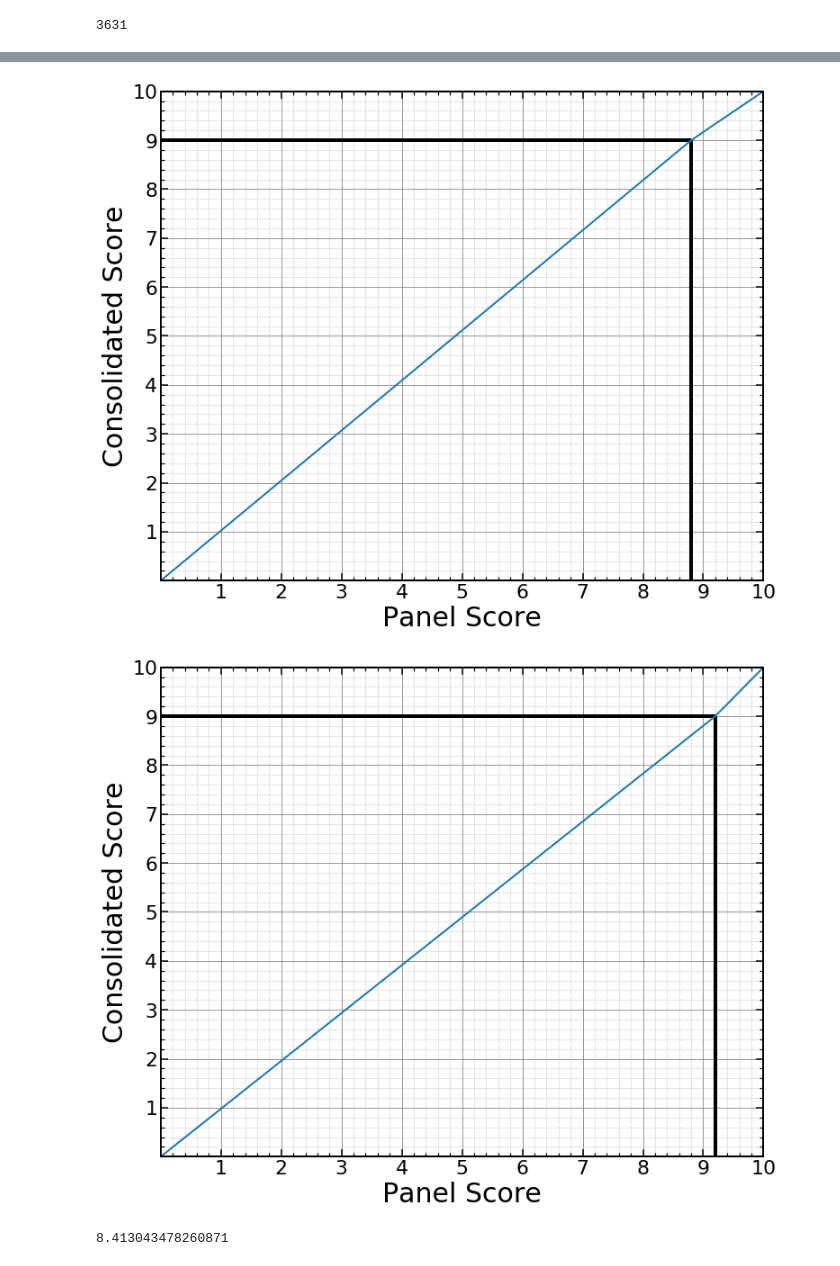
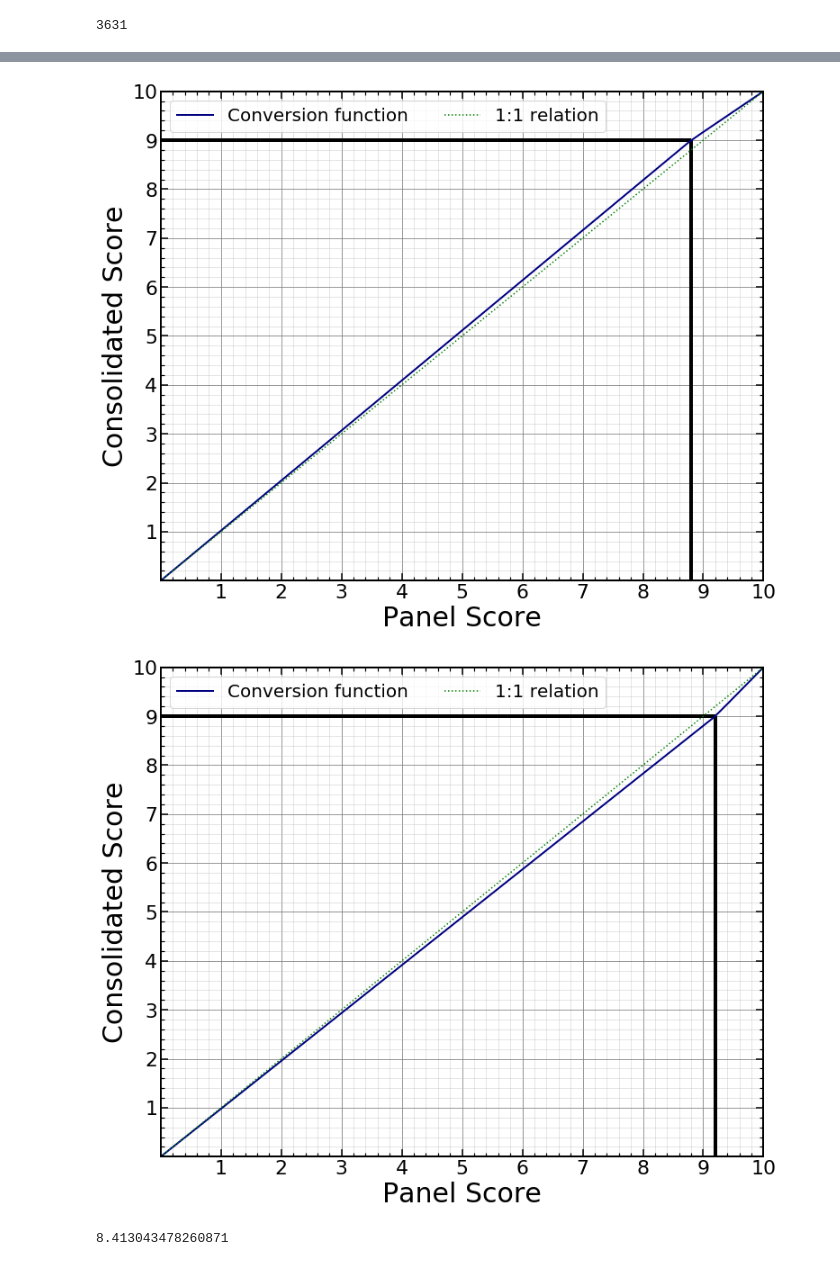
Before and after one commit to AfonsoV/ceec_analysis, a Jupyter notebook: data_process.ipynb, the cells around one changed output, grey strips where cells are left out. Cells and saved outputs as stored; diff of their text form; code cells hidden in the pictures.

```diff
--- a/data_process.ipynb
+++ b/data_process.ipynb
@@ -571,37 +573,36 @@ def conversion(x,t_i,t_glob=9):
 
 def f(t_i,t_glob=9):
     m1 = t_glob/t_i
     m2 = (10-t_glob)/(10-t_i)
     b2 = t_glob - m2*t_i
 
     fig,ax = mpl.subplots(figsize=(12,10))
 
     xx = np.linspace(0,10)
     yy = np.zeros_like(xx)
 
     yy[xx<=t_i] = m1*xx[xx<=t_i]
     yy[xx>t_i] = m2*xx[xx>t_i] + b2
-    ax.plot(xx,yy,linewidth=2)
+    ax.plot(xx,yy,color="Navy",linewidth=2,label="Conversion function")
 
     ax.set_xlim(0,10)
     ax.set_ylim(0,10)
+    ax.plot([0,10],[0,10],":",color="green",label="1:1 relation")
     ax.vlines(t_i,0,t_glob,lw=4)
     ax.hlines(t_glob,0,t_i,lw=4)
 
     ax.set_xticks(np.arange(1,11,1))
     ax.set_yticks(np.arange(1,11,1))
     ax.grid(True,which="major",color="gray")
     ax.grid(True,which="minor",color="silver",alpha=0.5)
     ax.set_ylabel("Consolidated Score")
     ax.set_xlabel("Panel Score")
+    ax.legend(frameon=True, ncol=2)
     return fig
 
 f1 = f(8.8,9.0)
 f2 = f(9.2,9.0)
-
-f1.savefig("/Users/bribeiro/Desktop/ti88.png")
-f2.savefig("/Users/bribeiro/Desktop/ti92.png")
 # %% [output]
-[figure, old version]
+[figure, new version]
-[figure, old version]
+[figure, new version]
 # %%
```
Also changed, not shown: parts of 2 cells of this notebook.
